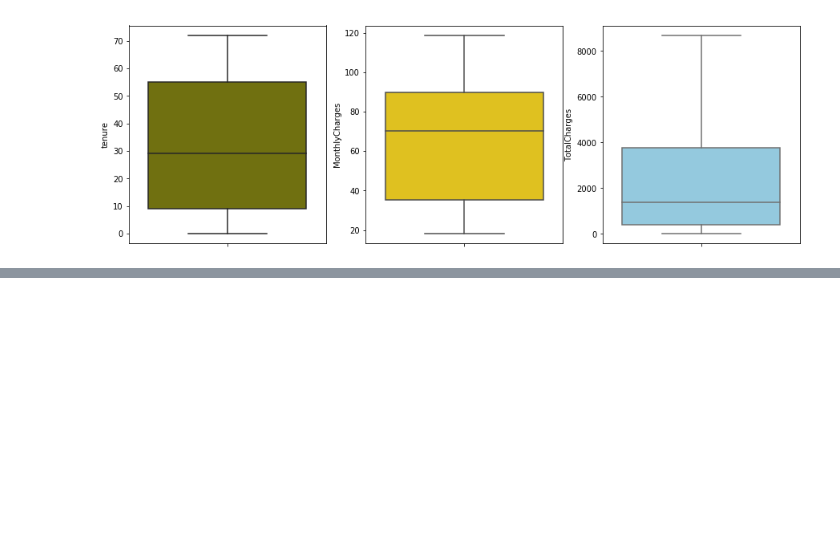
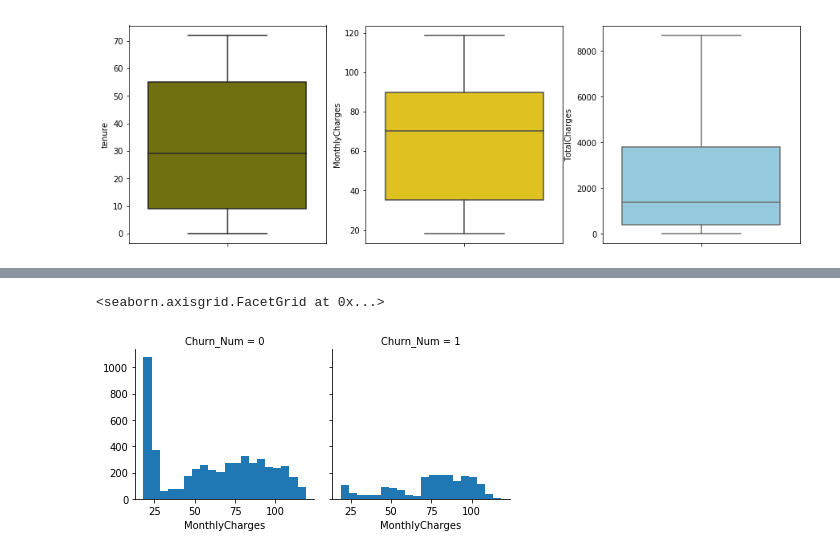
Before and after one commit to jbanerje/Data-Science-and-Machine-Learning, a Jupyter notebook: IPythonNotebook_Learning Projects/Telco Customer Churn.ipynb, the cells around one changed output, grey strips where cells are left out. Drawn from its saved outputs; the diff is of its cells as text; code cells hidden in the pictures; blank space fills up the shorter version.

```diff
--- a/IPythonNotebook_Learning Projects/Telco Customer Churn.ipynb
+++ b/IPythonNotebook_Learning Projects/Telco Customer Churn.ipynb
@@ -367,0 +428,8 @@ test_dataframe
+# %%
+# Plotting MonthlyCharges Column with Churn
+# Churn_num indicates customer who left the company. 0 indicates customer who stayed.
+fighist = sns.FacetGrid(datset_churn, col='Churn_Num')
+fighist.map(plt.hist, 'MonthlyCharges', bins=20)
+# %% [output]
+<seaborn.axisgrid.FacetGrid at 0x...>
+[figure, added]
```
Also changed, not shown: parts of 28 cells of this notebook.
